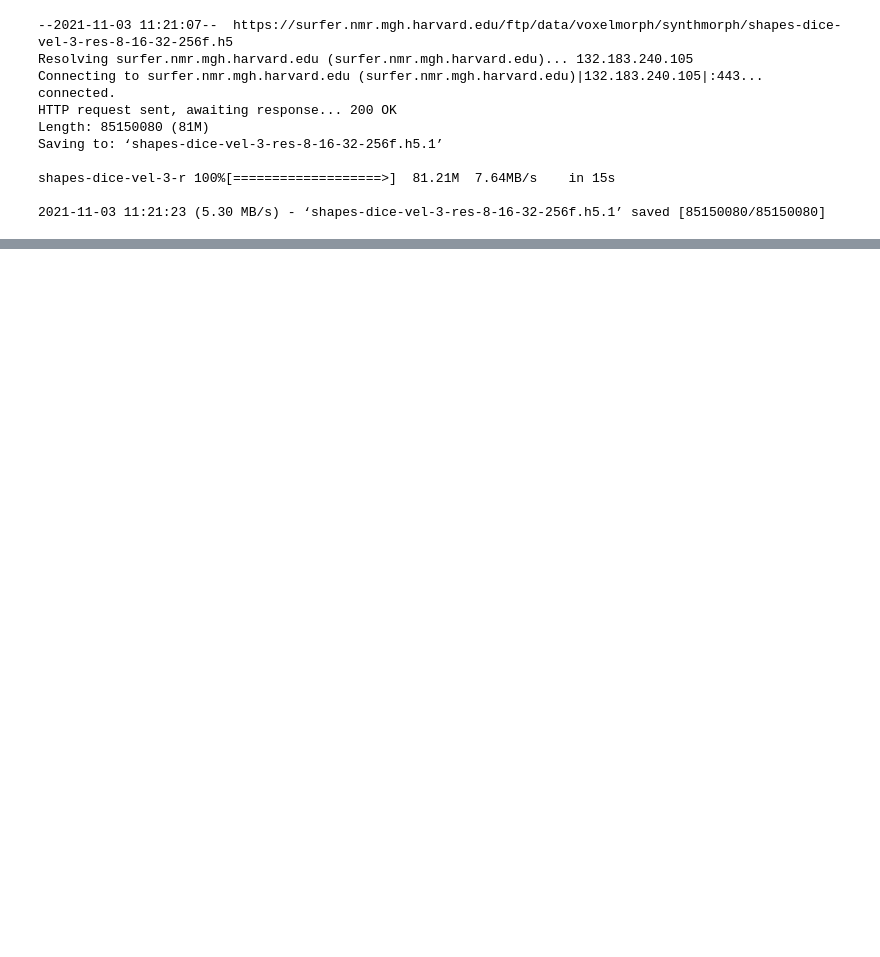
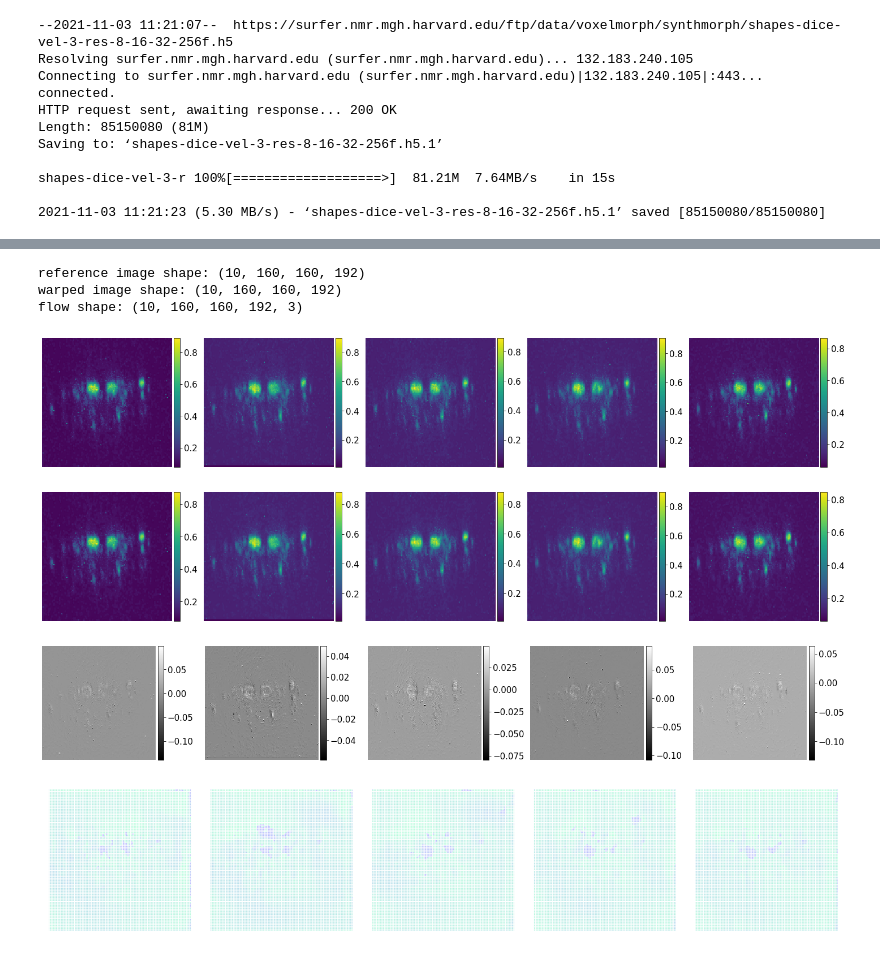
Before and after one commit to Sager611/stabilize2p, a Jupyter notebook: notebooks/voxelmorph.ipynb, the cells around one changed output, grey strips where cells are left out. Cells and saved outputs as stored; diff of their text form; code cells hidden in the pictures; blank space fills up the shorter version.

```diff
--- a/notebooks/voxelmorph.ipynb
+++ b/notebooks/voxelmorph.ipynb
@@ -171,0 +242,6 @@ ValueError: axes don't match array
+# %%
+import os
+in_path = pystackreg_examples[1]
+out_path = in_path.replace('.tif', '.nii.gz')
+
+model_path = os.path.abspath("../models/voxelmorph-brains-dice-vel-0.5-res-16-256f.h5")
@@ -171,0 +270,34 @@ ValueError: axes don't match array
+# %%
+ref = nib.load(out_path).get_fdata()
+warped = nib.load('warped.nii.gz').get_fdata()
+flow = nib.load('flow.nii.gz').get_fdata()
+
+print(f'reference image shape: {ref.shape}')
+print(f'warped image shape: {warped.shape}')
+print(f'flow shape: {flow.shape}')
+# %% [output]
+reference image shape: (10, 160, 160, 192)
+warped image shape: (10, 160, 160, 192)
+flow shape: (10, 160, 160, 192, 3)
+# %%
+ran = range(5)
+width = 20
+
+# plots
+imgs = [ref[i, ..., 0] for i in ran]
+ne.plot.slices(imgs, cmaps=['viridis'], do_colorbars=True, width=width)
+
+imgs = [warped[i, ..., 0] for i in ran]
+ne.plot.slices(imgs, cmaps=['viridis'], do_colorbars=True, width=width);
+
+imgs = [warped[i, ..., 0] - ref[i, ..., 0] for i in ran]
+ne.plot.slices(imgs, cmaps=['gray'], do_colorbars=True, width=width);
+
+imgs = [flow[i, ..., 0, :2] for i in ran]
+# ne.plot.slices(imgs, cmaps=['gray'], do_colorbars=False);
+ne.plot.flow(imgs, width=width);
+# %% [output]
+[figure, added]
+[figure, added]
+[figure, added]
+[figure, added]
```
Also changed, not shown: parts of 32 cells of this notebook, 5 other files.
